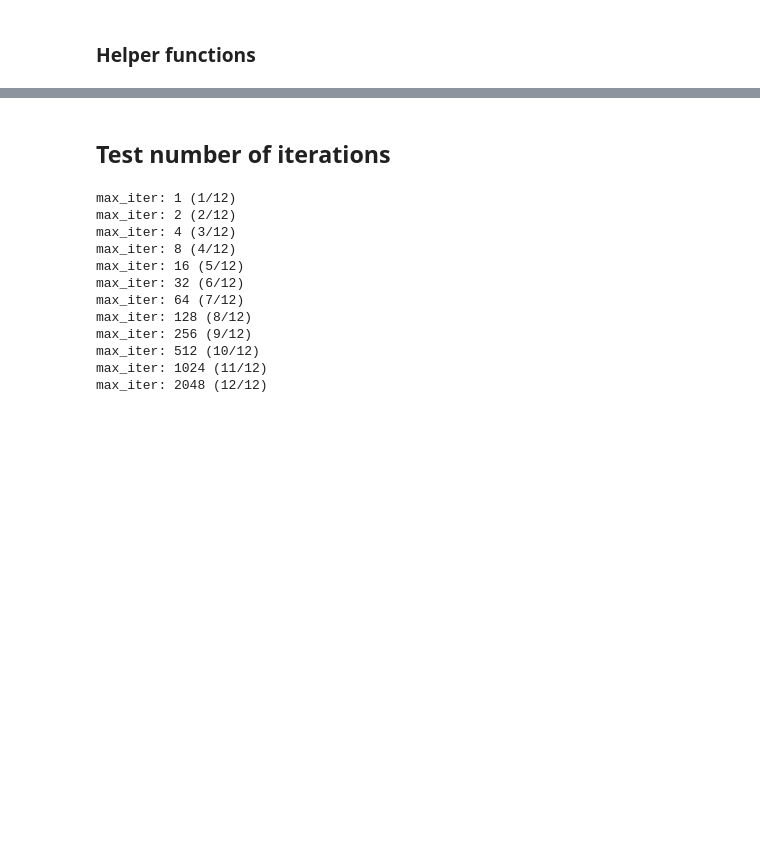
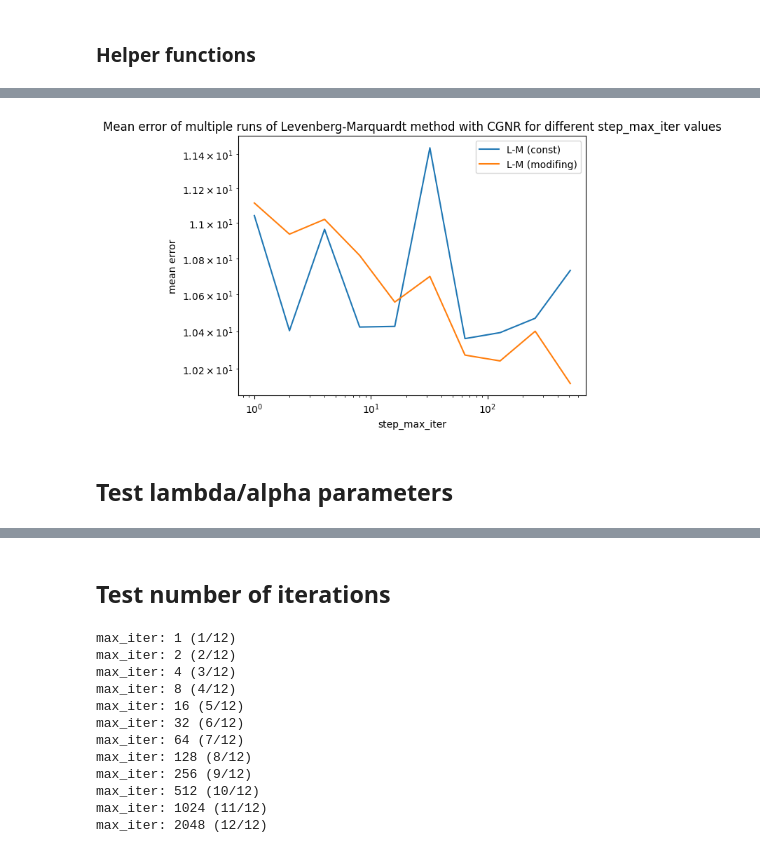
Before and after one commit to Perlik476/MNUMAD-optimizers, a Jupyter notebook: project/test_complicated_function.ipynb, the cells around one changed output, grey strips where cells are left out. Cells and saved outputs as stored; diff of their text form; code cells hidden in the pictures; blank space fills up the shorter version.

```diff
--- a/project/test_complicated_function.ipynb
+++ b/project/test_complicated_function.ipynb
@@ -213,3 +293,22 @@ def remove_nans_infs_and_zeros(arr):
+# %%
+errors_mean_lm_const = np.mean(errors_levenberg_marquardt_const_param, axis=1)
+errors_mean_lm_const = remove_nans_infs_and_zeros(errors_mean_lm_const)
+
+errors_mean_lm_mod = np.mean(errors_levenberg_marquardt_modifying_param, axis=1)
+errors_mean_lm_mod = remove_nans_infs_and_zeros(errors_mean_lm_mod)
+# %%
+plt.loglog(step_max_iters, errors_mean_lm_const, label="L-M (const)")
+plt.loglog(step_max_iters, errors_mean_lm_mod, label="L-M (modifing)")
+
+plt.legend()
+plt.xlabel("step_max_iter")
+plt.ylabel("mean error")
+plt.title("Mean error of multiple runs of Levenberg-Marquardt method with CGNR for different step_max_iter values")
+plt.show()
+# %% [output]
+[figure, added]
+# %% [markdown]
+## Test lambda/alpha parameters
 # %%
 lambda_params = [float(10**i) for i in range(-16, 3)]
 np.random.seed(42)
```
Also changed, not shown: parts of 27 cells of this notebook, 2 other files.
